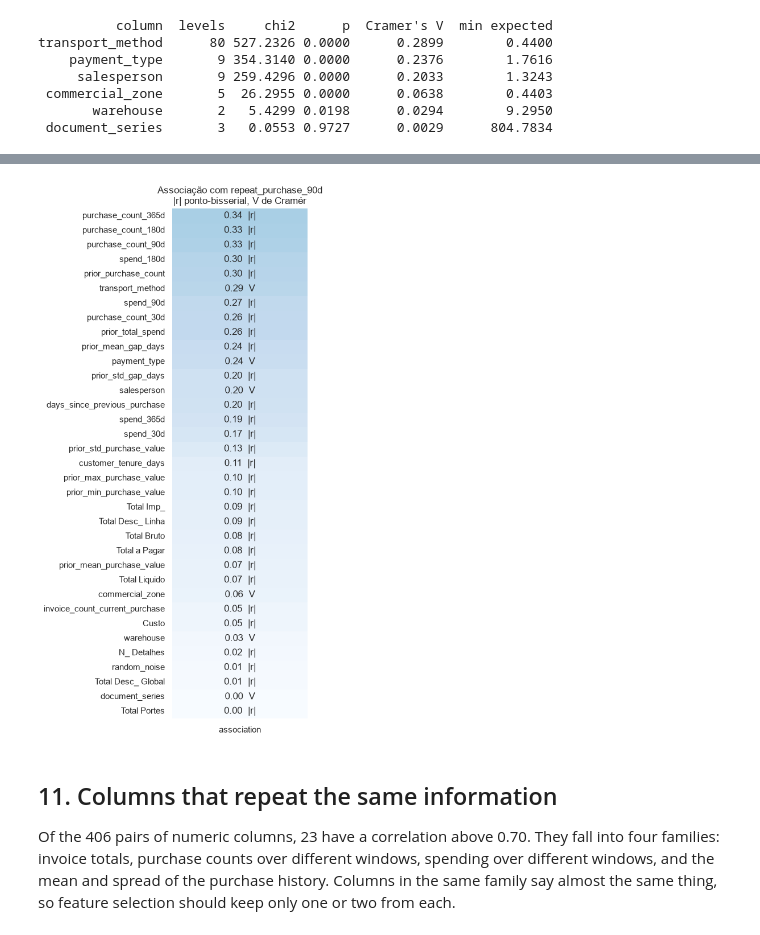
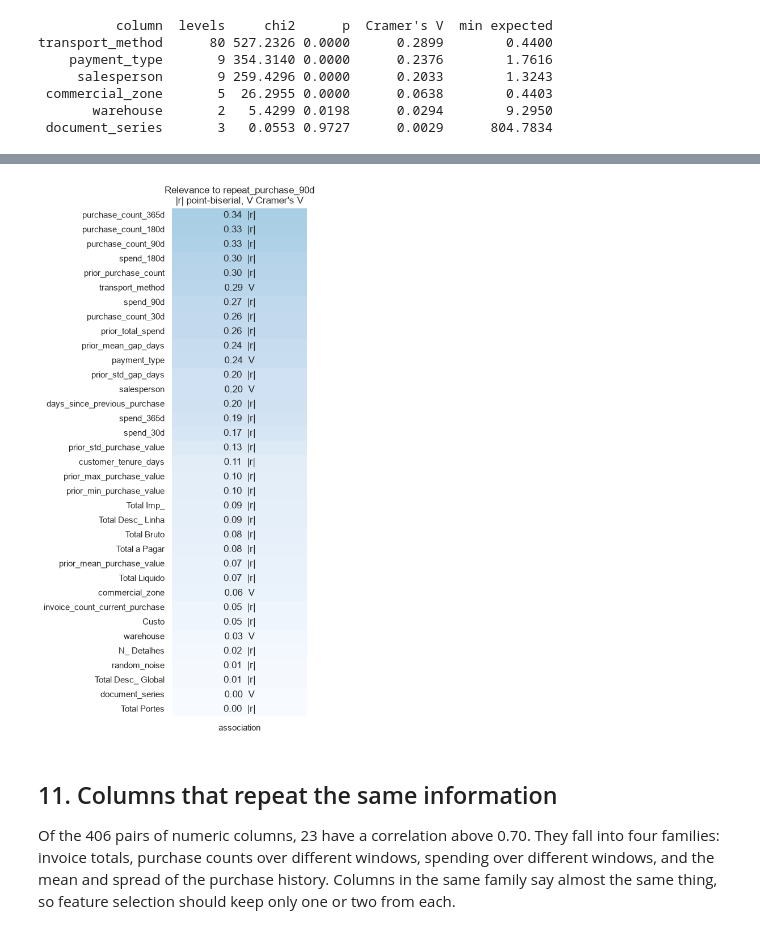
Before and after one commit to josebrites16/ML_project_2026-copia, a Jupyter notebook: notebooks/01_eda.ipynb, the cells around one changed output, grey strips where cells are left out. Saved outputs shown, nothing was run; the diff lists cells and outputs as text; code cells hidden in the pictures.

```diff
--- a/notebooks/01_eda.ipynb
+++ b/notebooks/01_eda.ipynb
@@ -537,9 +537,9 @@ bought, while the value of the current purchase barely matters.
 # rows and repeat rate per level, 10 largest levels
 base_rate = raw[target].mean()
 for column in categorical:
-    by_level = pd.DataFrame({"linhas": raw.groupby(column).size(),
-                             "taxa do alvo": raw.groupby(column)[target].mean()})
-    print(f"{column}: {len(by_level)} níveis, {(by_level['linhas'] < 30).sum()}"
-          f" com menos de 30 linhas")
-    print(by_level.nlargest(10, "linhas").round(3).to_string(), "\n")
+    by_level = pd.DataFrame({"rows": raw.groupby(column).size(),
+                             "repeat rate": raw.groupby(column)[target].mean()})
+    print(f"{column}: {len(by_level)} levels, {(by_level['rows'] < 30).sum()}"
+          f" with fewer than 30 rows")
+    print(by_level.nlargest(10, "rows").round(3).to_string(), "\n")
 # %% [output]
@@ -617,10 +616,10 @@ for column in numeric:
     pair = raw[[column, target]].dropna()
     r_raw[column] = pointbiserialr(pair[target], pair[column]).statistic
 
-numeric_scores = pd.DataFrame({"mediana, alvo 0": medians.loc[0],
-                               "mediana, alvo 1": medians.loc[1],
+numeric_scores = pd.DataFrame({"median, target 0": medians.loc[0],
+                               "median, target 1": medians.loc[1],
                                "r": r_checked,
-                               "r_com_invalidos": r_raw})
+                               "r with invalid values": r_raw})
 numeric_scores["|r|"] = numeric_scores["r"].abs()
 numeric_scores = numeric_scores.sort_values("|r|", ascending=False)
 print(numeric_scores.round(3).to_string())
@@ -645,22 +644,22 @@ Total Portes                              0.000            0.000 -0.001
 # %%
 # both are between 0 and 1, so they can share one ranking
 source_scores = pd.concat([
     numeric_scores["|r|"],
     categorical_scores.set_index("column")["Cramer's V"],
 ]).sort_values(ascending=False)
 
 relevance_view = source_scores.to_frame("association")
 relevance_labels = [[f"{value:.2f}  {'|r|' if name in numeric else 'V'}"]
                     for name, value in relevance_view["association"].items()]
 fig, ax = plt.subplots(figsize=(5, 10))
 sns.heatmap(relevance_view, annot=relevance_labels, fmt="", cmap="Blues",
             vmin=0, vmax=1, cbar=False, ax=ax)
-ax.set(title="Associação com repeat_purchase_90d\n|r| ponto-bisserial, V de Cramér",
+ax.set(title="Relevance to repeat_purchase_90d\n|r| point-biserial, V Cramer's V",
        xlabel="", ylabel="")
 fig.tight_layout()
 plt.show()
 # %% [output]
-[figure, old version]
+[figure, new version]
 # %% [markdown]
 ## 11. Columns that repeat the same information
 
```
Also changed, not shown: parts of 27 cells of this notebook, 3 other files.
